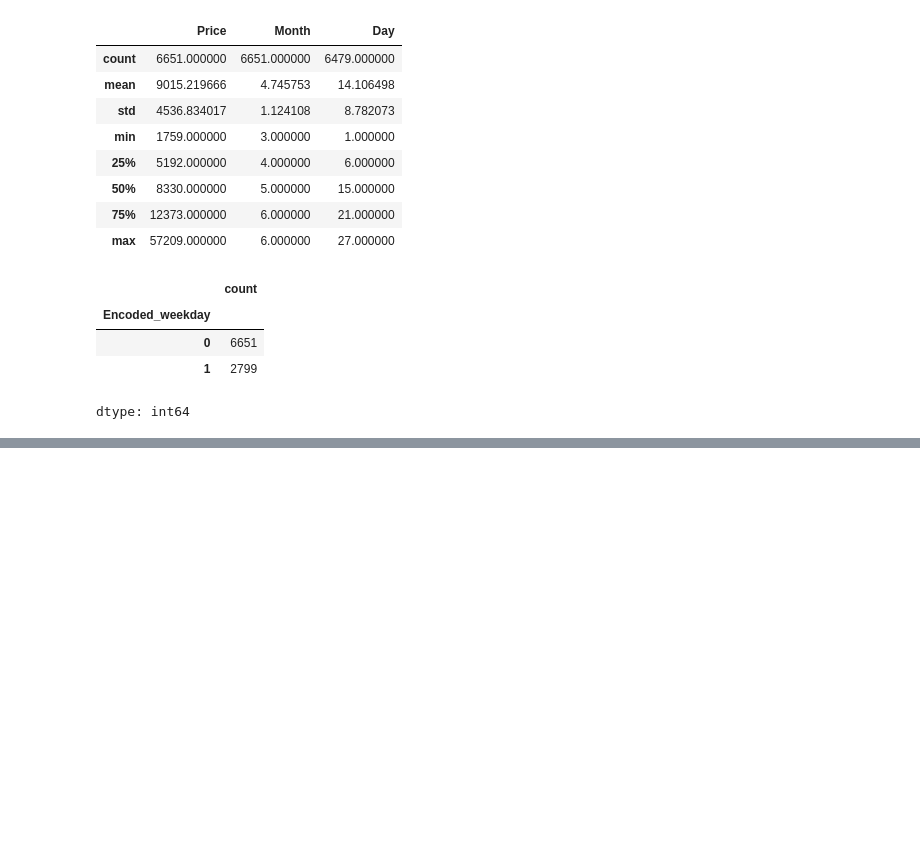
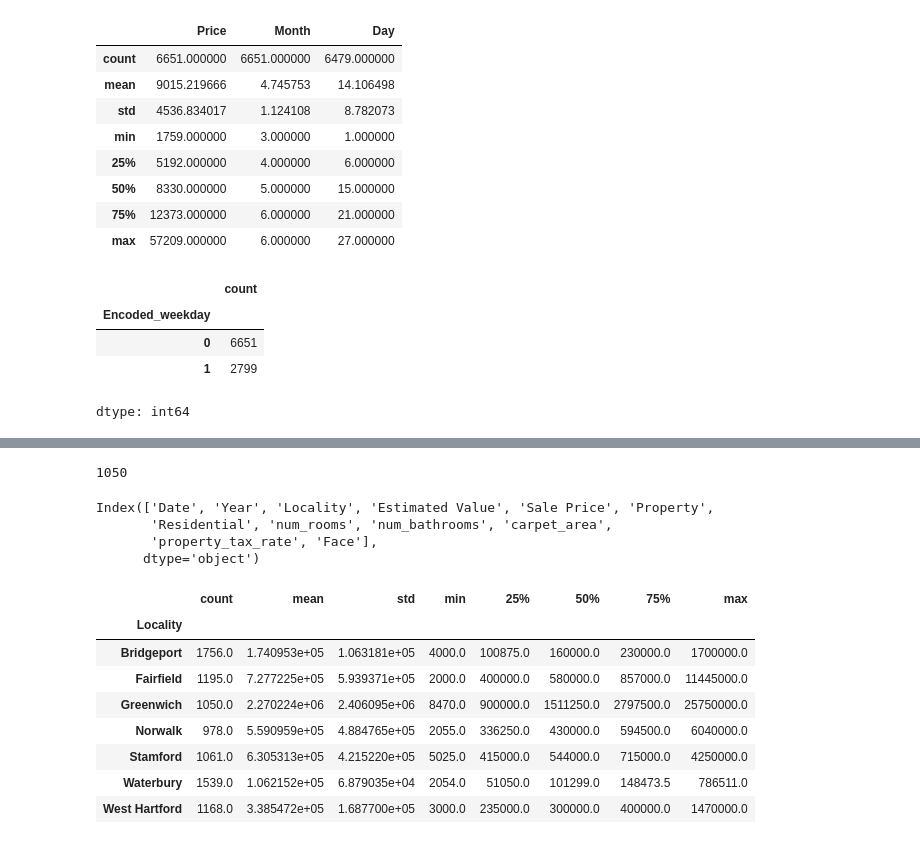
Before and after one commit to ANdIeCOOl/MLP, a Jupyter notebook: MLP.ipynb, the cells around one changed output, grey strips where cells are left out. Cells and saved outputs as stored; diff of their text form; code cells hidden in the pictures; blank space fills up the shorter version.

```diff
--- a/MLP.ipynb
+++ b/MLP.ipynb
@@ -295,0 +727,23 @@ dtype: int64
+# %%
+df[df["Date"].apply(lambda x: x.split("-")[1]) == '08']["Year"].value_counts().sum()
+# %% [output]
+1050
+# %%
+df.columns
+# %% [output]
+Index(['Date', 'Year', 'Locality', 'Estimated Value', 'Sale Price', 'Property',
+       'Residential', 'num_rooms', 'num_bathrooms', 'carpet_area',
+       'property_tax_rate', 'Face'],
+      dtype='object')
+# %%
+df.groupby(["Locality"])["Sale Price"].describe()
+# %% [output]
+|  | count | mean | std | min | 25% | 50% | 75% | max |
+| Locality |  |  |  |  |  |  |  |  |
+| Bridgeport | 1756.0 | 1.740953e+05 | 1.063181e+05 | 4000.0 | 100875.0 | 160000.0 | 230000.0 | 1700000.0 |
+| Fairfield | 1195.0 | 7.277225e+05 | 5.939371e+05 | 2000.0 | 400000.0 | 580000.0 | 857000.0 | 11445000.0 |
+| Greenwich | 1050.0 | 2.270224e+06 | 2.406095e+06 | 8470.0 | 900000.0 | 1511250.0 | 2797500.0 | 25750000.0 |
+| Norwalk | 978.0 | 5.590959e+05 | 4.884765e+05 | 2055.0 | 336250.0 | 430000.0 | 594500.0 | 6040000.0 |
+| Stamford | 1061.0 | 6.305313e+05 | 4.215220e+05 | 5025.0 | 415000.0 | 544000.0 | 715000.0 | 4250000.0 |
+| Waterbury | 1539.0 | 1.062152e+05 | 6.879035e+04 | 2054.0 | 51050.0 | 101299.0 | 148473.5 | 786511.0 |
+| West Hartford | 1168.0 | 3.385472e+05 | 1.687700e+05 | 3000.0 | 235000.0 | 300000.0 | 400000.0 | 1470000.0 |
```
Also changed, not shown: parts of 46 cells of this notebook.
